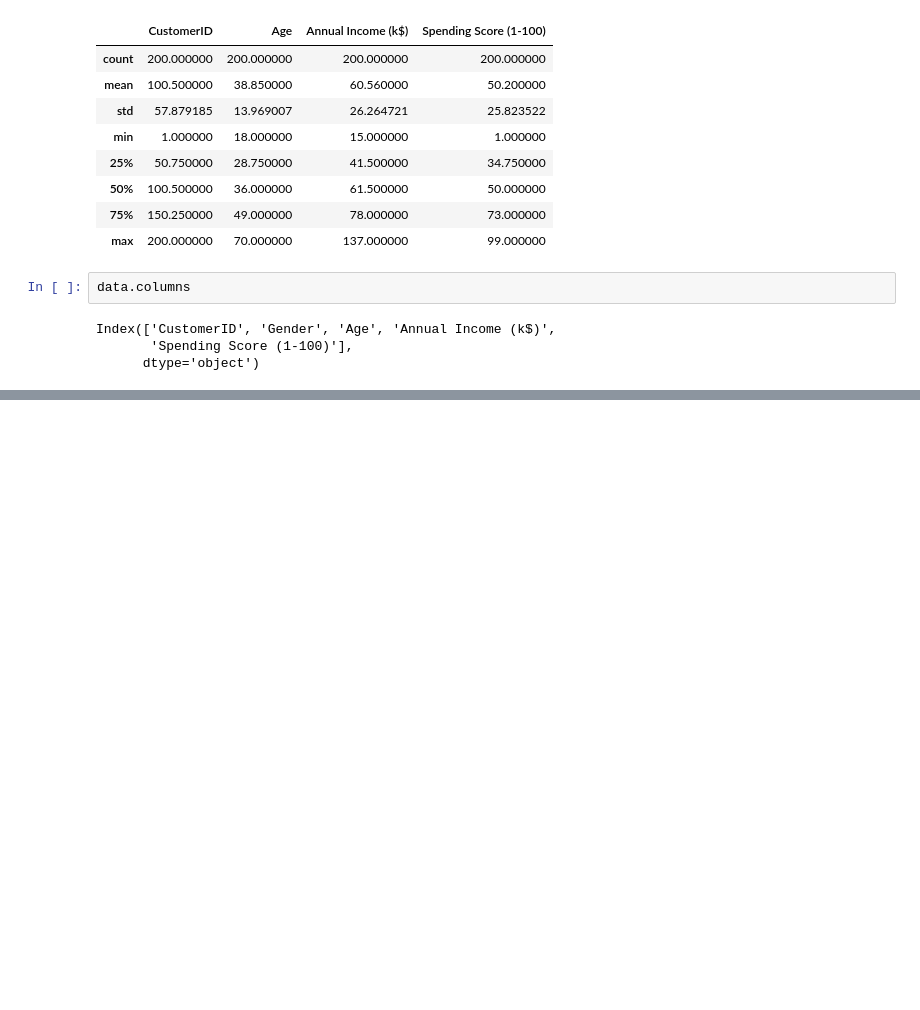
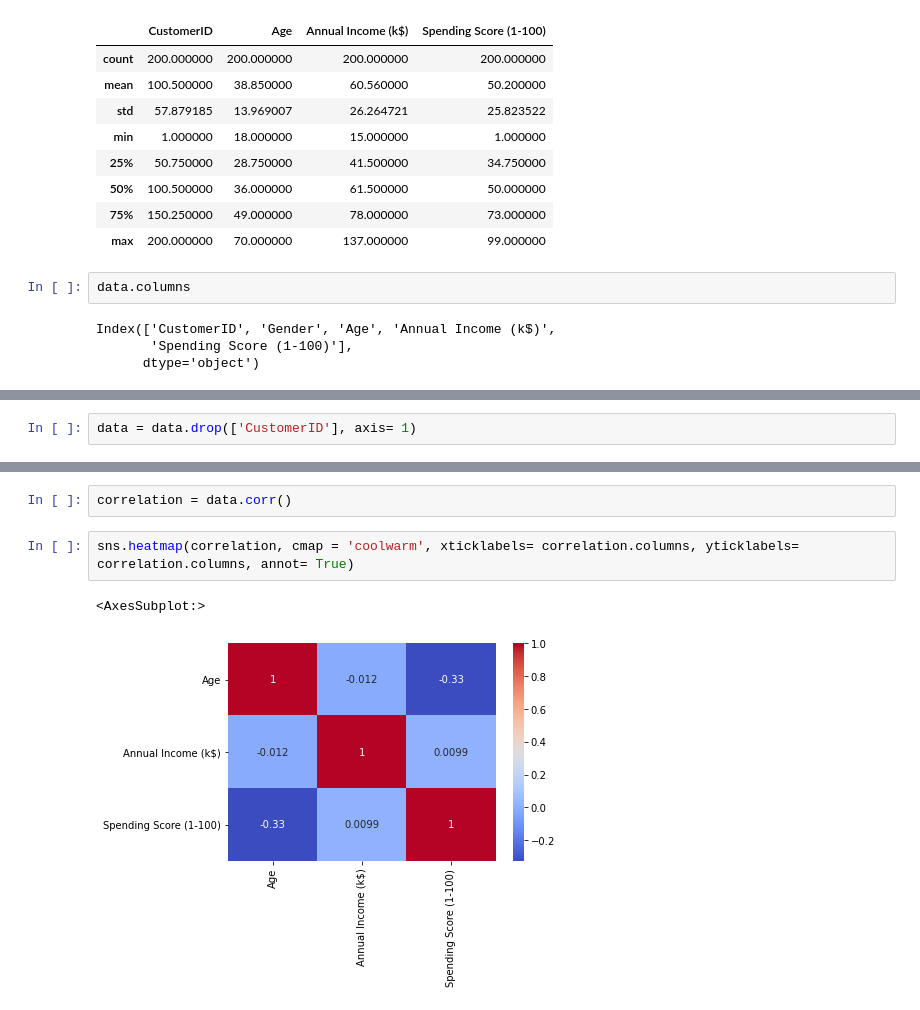
Before and after one commit to aritra741/Exploratory-Data-Analysis, a Jupyter notebook: Mall Customers.ipynb, the cells around one changed output, grey strips where cells are left out. Cells and saved outputs as stored; diff of their text form; blank space fills up the shorter version.

```diff
--- a/Mall Customers.ipynb
+++ b/Mall Customers.ipynb
@@ -37,0 +54,2 @@ Index(['CustomerID', 'Gender', 'Age', 'Annual Income (k$)',
+# %%
+data = data.drop(['CustomerID'], axis= 1)
@@ -37,0 +70,7 @@ Index(['CustomerID', 'Gender', 'Age', 'Annual Income (k$)',
+# %%
+correlation = data.corr()
+# %%
+sns.heatmap(correlation, cmap = 'coolwarm', xticklabels= correlation.columns, yticklabels= correlation.columns, annot= True)
+# %% [output]
+<AxesSubplot:>
+[figure, added]
```
Also changed, not shown: parts of 7 cells of this notebook.
